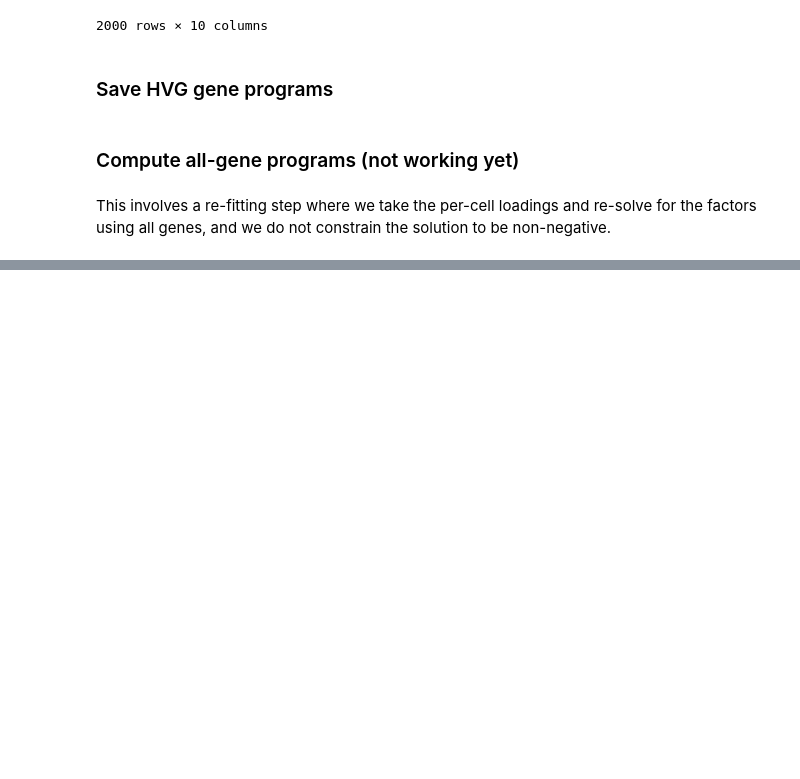
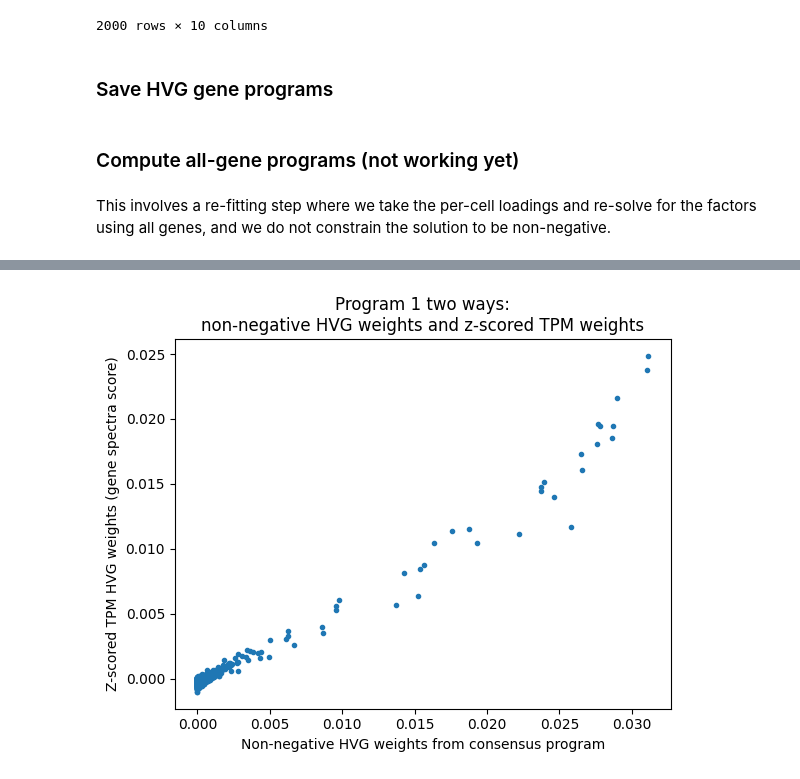
Before and after one commit to cellarium-ai/cellarium-ml, a Jupyter notebook: notebooks/cnmf_demo_haley.ipynb, the cells around one changed output, grey strips where cells are left out. Cells and saved outputs as stored; diff of their text form; code cells hidden in the pictures; blank space fills up the shorter version.

Commit message:
fix refitting all genes at end

```diff
--- a/notebooks/cnmf_demo_haley.ipynb
+++ b/notebooks/cnmf_demo_haley.ipynb
@@ -645,0 +646,7 @@ tensor(0.)
+# %%
+consensus_allgene_zscored_tpm_factor_dict = nmf_output.refit_consensus_factors_zscored_tpm_all_genes(
+    k=best_k,
+    mean_g=torch.from_numpy(tpm_onepass_df["mean_g"].values),
+    std_g=torch.from_numpy(tpm_onepass_df["std_g"].values),
+    var_names_g=tpm_onepass_df["var_names_g"].values,
+)
@@ -646,3 +671,6 @@ tensor(0.)
 # %%
-# df_allgene = pd.DataFrame(data=consensus_allgene_tpm_factors_kg.t().numpy(), index=datamodule.dadc.schema.attr_values["var"].index.to_numpy())
-# df_allgene
+df_allgene = pd.DataFrame(
+    data=consensus_allgene_zscored_tpm_factor_dict["factors_kg"].t().numpy(),
+    index=consensus_allgene_zscored_tpm_factor_dict["var_names_g"],
+)
+df_allgene
@@ -648,0 +694,10 @@ tensor(0.)
+# %%
+kval = 1
+
+plt.plot(df_gene[kval], df_allgene.loc[df_gene.index, kval], '.')
+plt.title(f"Program {kval} two ways:\nnon-negative HVG weights and z-scored TPM weights")
+plt.xlabel("Non-negative HVG weights from consensus program")
+plt.ylabel("Z-scored TPM HVG weights (gene spectra score)")
+plt.show()
+# %% [output]
+[figure, added]
```
Also changed, not shown: parts of 18 cells of this notebook, 1 other file.
